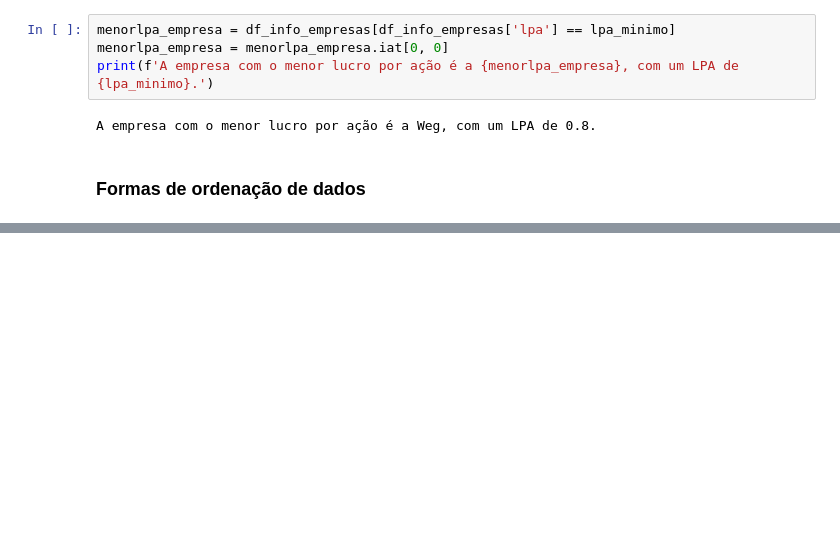
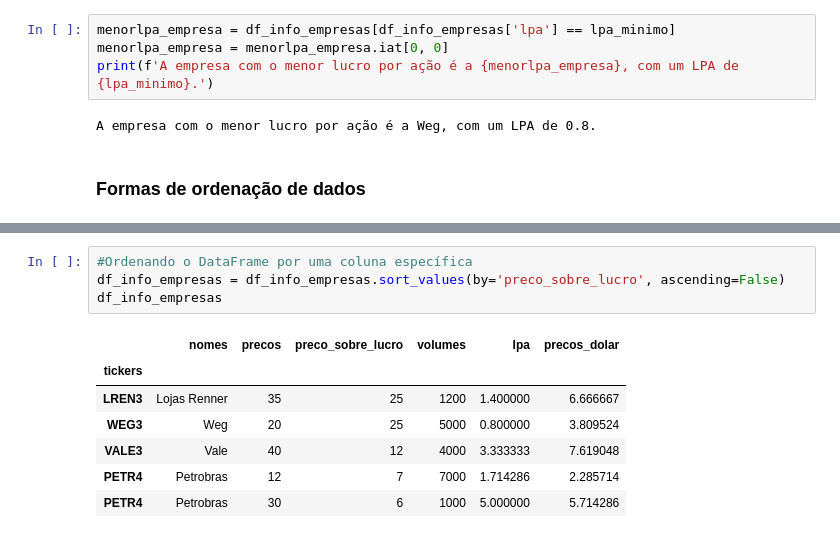
Before and after one commit to Jgonsan/Python, a Jupyter notebook: Pandas.ipynb, the cells around one changed output, grey strips where cells are left out. Cells and saved outputs as stored; diff of their text form; blank space fills up the shorter version.

```diff
--- a/Pandas.ipynb
+++ b/Pandas.ipynb
@@ -1004,0 +1114,12 @@ acoes = {'Acoes':['Wege', 'Petrobras', 'Vale', 'PetroRio'],
+# %%
+#Ordenando o DataFrame por uma coluna específica
+df_info_empresas = df_info_empresas.sort_values(by='preco_sobre_lucro', ascending=False)
+df_info_empresas
+# %% [output]
+|  | nomes | precos | preco_sobre_lucro | volumes | lpa | precos_dolar |
+| tickers |  |  |  |  |  |  |
+| LREN3 | Lojas Renner | 35 | 25 | 1200 | 1.400000 | 6.666667 |
+| WEG3 | Weg | 20 | 25 | 5000 | 0.800000 | 3.809524 |
+| VALE3 | Vale | 40 | 12 | 4000 | 3.333333 | 7.619048 |
+| PETR4 | Petrobras | 12 | 7 | 7000 | 1.714286 | 2.285714 |
+| PETR4 | Petrobras | 30 | 6 | 1000 | 5.000000 | 5.714286 |
```
Also changed, not shown: parts of 12 cells of this notebook, 7 other files.
